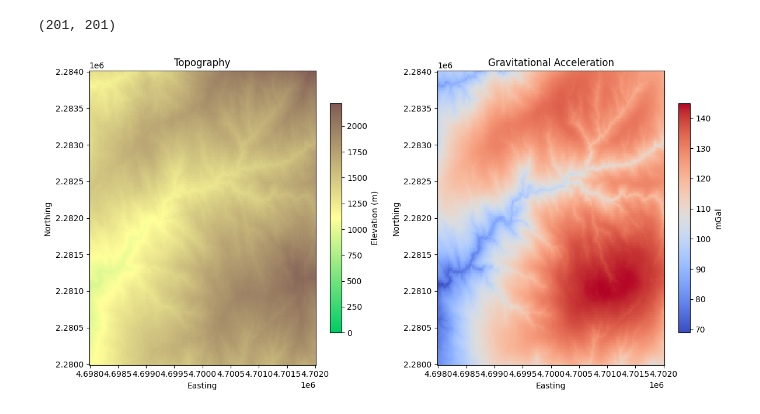
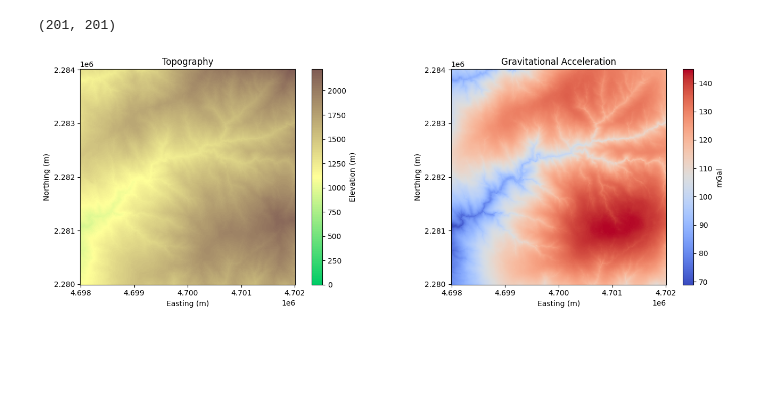
Before and after one commit to AppliedMechanics-EAFIT/lineament_detection, a Jupyter notebook: notebooks/gravity_from_topography.ipynb, the cells around one changed output. Drawn from its saved outputs; the diff is of its cells as text; code cells hidden in the pictures; blank space fills up the shorter version.

```diff
--- a/notebooks/gravity_from_topography.ipynb
+++ b/notebooks/gravity_from_topography.ipynb
@@ -216,20 +266,26 @@ grid = vd.make_xarray_grid(
     extra_coords_names="extra",
 )
 # %%
-fig2, (ax1, ax2) = plt.subplots(1, 2, figsize=(12, 6))
+fig, (ax0, ax1) = plt.subplots(1, 2, figsize=(14, 5))
 
-im1 = ax1.pcolormesh(coordinates_ROI[0], coordinates_ROI[1], surface_ROI, cmap=cmap_terrain_crust, vmin=0)
-plt.colorbar(im1, ax=ax1, label="Elevation (m)", shrink=0.78)
-ax1.set_title("Topography")
-ax1.set_xlabel("Easting")
-ax1.set_ylabel("Northing")
+im1 = ax0.pcolormesh(coordinates_ROI[0], coordinates_ROI[1], surface_ROI, cmap=cmap_terrain_crust, vmin=0)
+plt.colorbar(im1, ax=ax0, label="Elevation (m)")
+ax0.set_title("Topography")
+ax0.set_xlabel("Easting (m)")
+ax0.set_ylabel("Northing (m)")
+ax0.set_aspect("equal")
+ax0.locator_params(axis='x', nbins=5)
+ax0.locator_params(axis='y', nbins=5)
 
-im2 = ax2.pcolormesh(coordinates_ROI[0], coordinates_ROI[1], grid.gravity, cmap="coolwarm")
-plt.colorbar(im2, ax=ax2, label="mGal", shrink=0.78)
-ax2.set_title("Gravitational Acceleration")
-ax2.set_xlabel("Easting")
-ax2.set_ylabel("Northing")
+im2 = ax1.pcolormesh(coordinates_ROI[0], coordinates_ROI[1], grid.gravity, cmap="coolwarm")
+plt.colorbar(im2, ax=ax1, label="mGal")
+ax1.set_title("Gravitational Acceleration")
+ax1.set_xlabel("Easting (m)")
+ax1.set_ylabel("Northing (m)")
+ax1.set_aspect("equal")
+ax1.locator_params(axis='x', nbins=5)
+ax1.locator_params(axis='y', nbins=5)
 
-fig2.tight_layout()
+plt.tight_layout()
 # %% [output]
-[figure, old version]
+[figure, new version]
```
Also changed, not shown: parts of 6 cells of this notebook.
